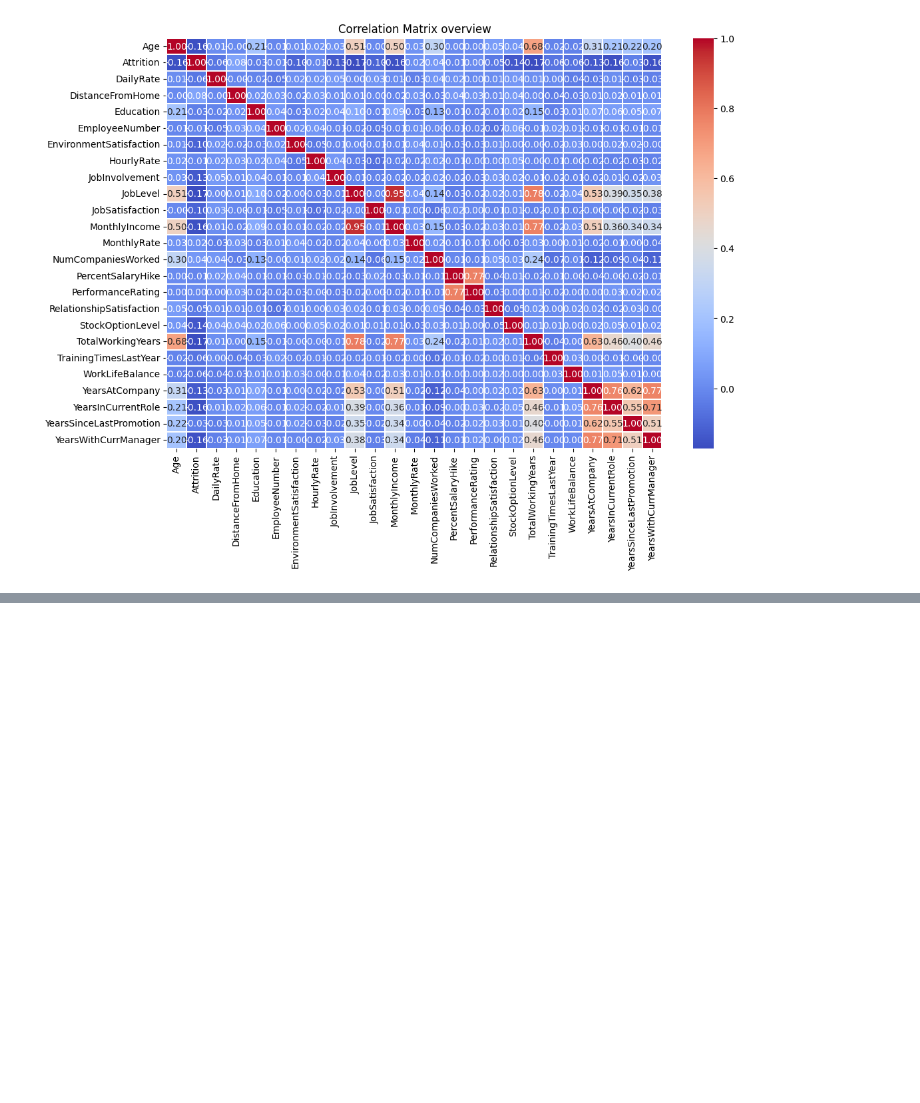
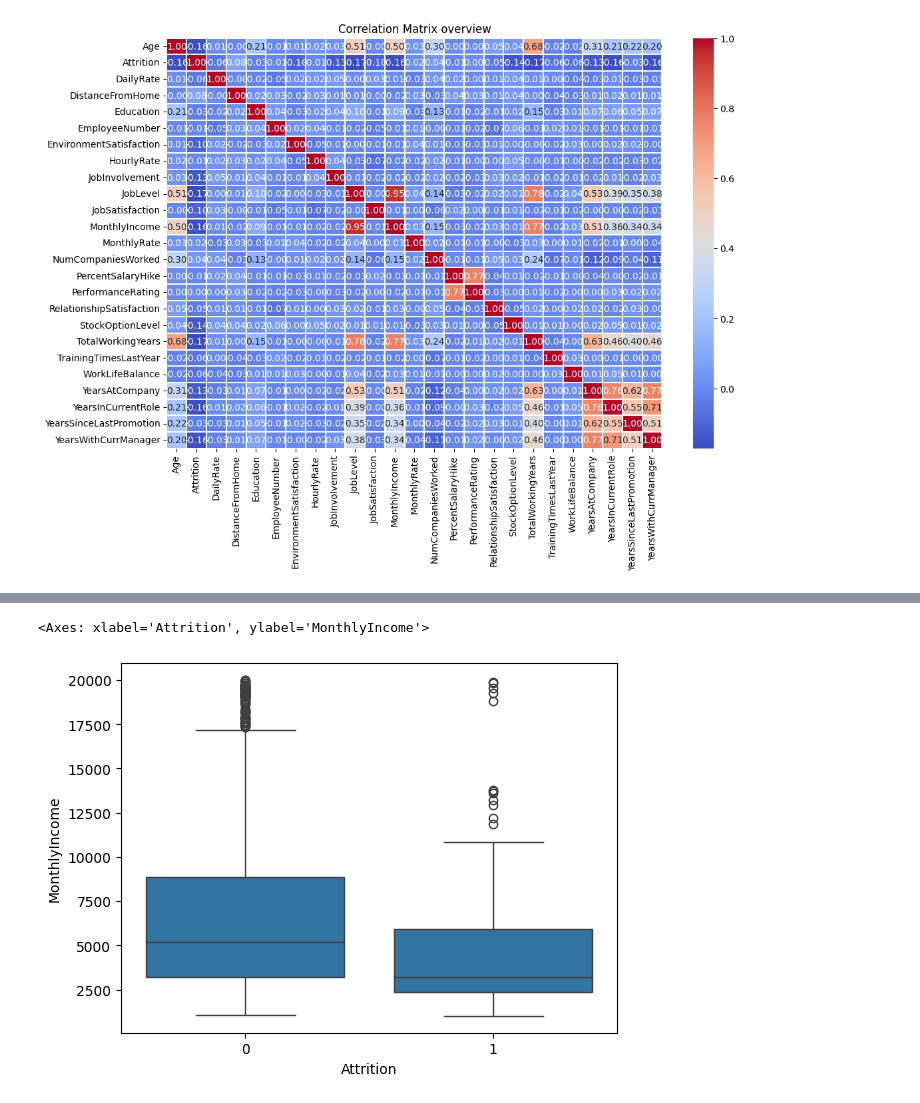
Before and after one commit to MBJ-2002/hr_analytics_employee_attrition, a Jupyter notebook: hr_analytics.ipynb, the cells around one changed output, grey strips where cells are left out. Drawn from its saved outputs; the diff is of its cells as text; code cells hidden in the pictures; blank space fills up the shorter version.

```diff
--- a/hr_analytics.ipynb
+++ b/hr_analytics.ipynb
@@ -94,0 +94,8 @@ Name: Attrition, dtype: float64
+# %%
+# Box plot between Attrition and Income to see any outliers
+# We can observe several outlier points in this graph
+
+sns.boxplot(x='Attrition', y='MonthlyIncome', data=df)
+# %% [output]
+<Axes: xlabel='Attrition', ylabel='MonthlyIncome'>
+[figure, added]
```
Also changed, not shown: parts of 6 cells of this notebook, 2 other files.
